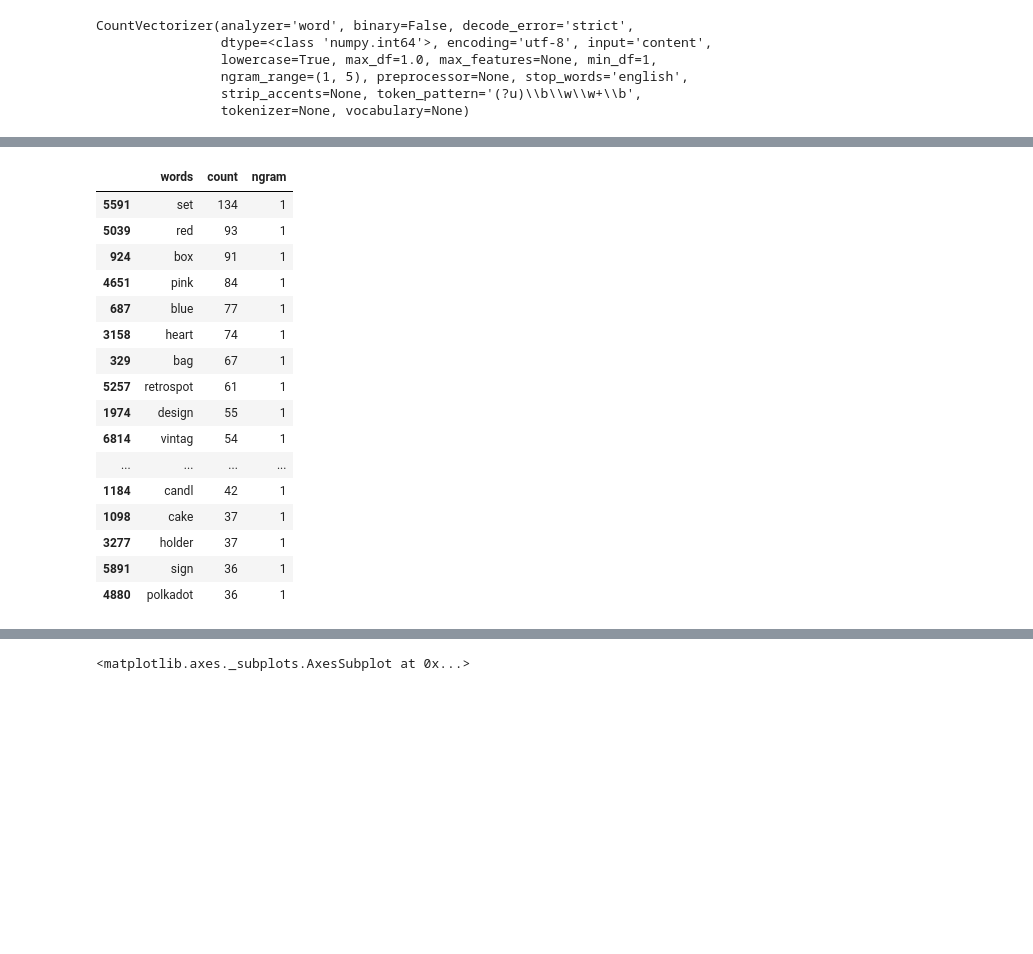
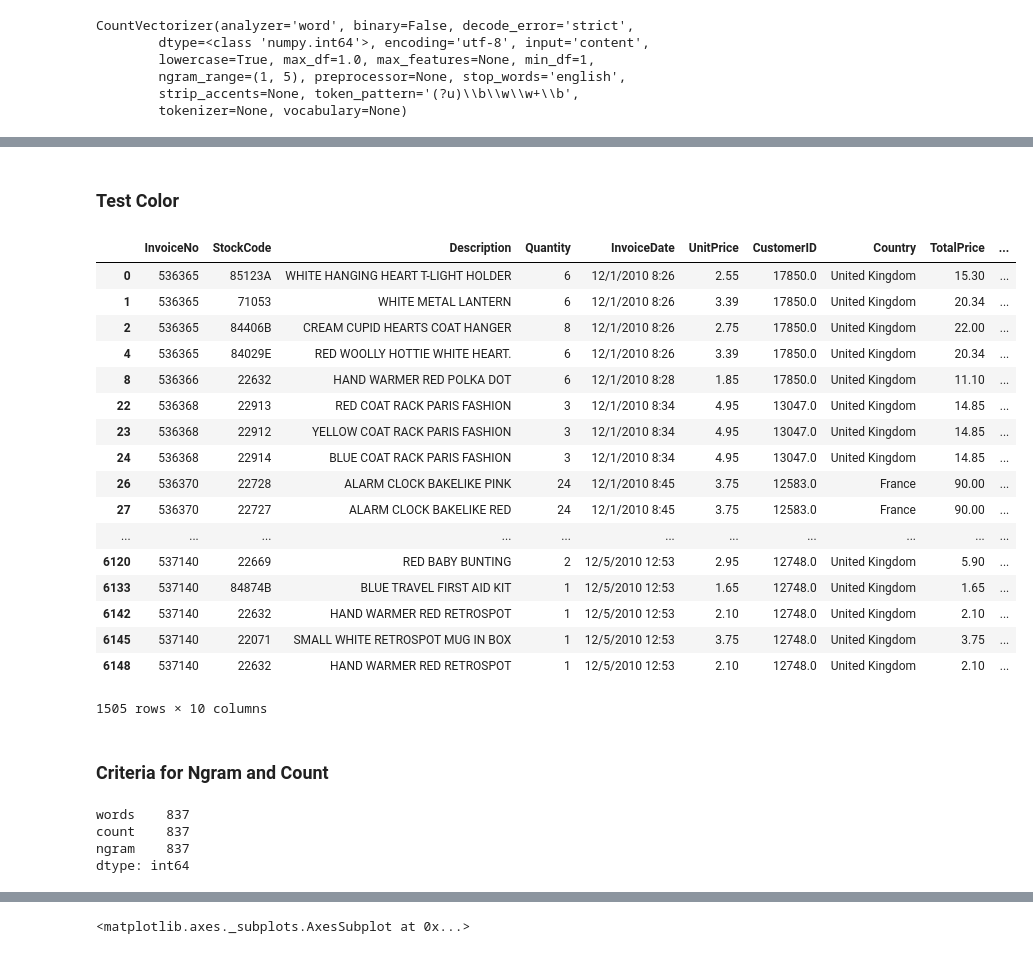
Before and after one commit to han-v2/kaggleecomdata, a Jupyter notebook: Eccom.ipynb, the cells around one changed output, grey strips where cells are left out. Saved outputs shown, nothing was run; the diff lists cells and outputs as text; code cells hidden in the pictures; blank space fills up the shorter version.

```diff
--- a/Eccom.ipynb
+++ b/Eccom.ipynb
@@ -137,21 +136,36 @@ df_words
+# %% [markdown]
+### Test Color
+# %%
+#df_words[df_words['count']>=10]
+colors = ['red','pink','blue','white','black','cream','green','yellow']
+colors_join = '|'.join(colors)
+df_sample[df_sample['Description'].str.lower().str.contains(colors_join)]
+# %% [output]
+|  | InvoiceNo | StockCode | Description | Quantity | InvoiceDate | UnitPrice | CustomerID | Country | TotalPrice | ... |
+| 0 | 536365 | 85123A | WHITE HANGING HEART T-LIGHT HOLDER | 6 | 12/1/2010 8:26 | 2.55 | 17850.0 | United Kingdom | 15.30 | ... |
+| 1 | 536365 | 71053 | WHITE METAL LANTERN | 6 | 12/1/2010 8:26 | 3.39 | 17850.0 | United Kingdom | 20.34 | ... |
+| 2 | 536365 | 84406B | CREAM CUPID HEARTS COAT HANGER | 8 | 12/1/2010 8:26 | 2.75 | 17850.0 | United Kingdom | 22.00 | ... |
+| 4 | 536365 | 84029E | RED WOOLLY HOTTIE WHITE HEART. | 6 | 12/1/2010 8:26 | 3.39 | 17850.0 | United Kingdom | 20.34 | ... |
+| 8 | 536366 | 22632 | HAND WARMER RED POLKA DOT | 6 | 12/1/2010 8:28 | 1.85 | 17850.0 | United Kingdom | 11.10 | ... |
+| 22 | 536368 | 22913 | RED COAT RACK PARIS FASHION | 3 | 12/1/2010 8:34 | 4.95 | 13047.0 | United Kingdom | 14.85 | ... |
+| 23 | 536368 | 22912 | YELLOW COAT RACK PARIS FASHION | 3 | 12/1/2010 8:34 | 4.95 | 13047.0 | United Kingdom | 14.85 | ... |
+| 24 | 536368 | 22914 | BLUE COAT RACK PARIS FASHION | 3 | 12/1/2010 8:34 | 4.95 | 13047.0 | United Kingdom | 14.85 | ... |
+| 26 | 536370 | 22728 | ALARM CLOCK BAKELIKE PINK | 24 | 12/1/2010 8:45 | 3.75 | 12583.0 | France | 90.00 | ... |
+| 27 | 536370 | 22727 | ALARM CLOCK BAKELIKE RED | 24 | 12/1/2010 8:45 | 3.75 | 12583.0 | France | 90.00 | ... |
+| ... | ... | ... | ... | ... | ... | ... | ... | ... | ... | ... |
+| 6120 | 537140 | 22669 | RED BABY BUNTING | 2 | 12/5/2010 12:53 | 2.95 | 12748.0 | United Kingdom | 5.90 | ... |
+| 6133 | 537140 | 84874B | BLUE TRAVEL FIRST AID KIT | 1 | 12/5/2010 12:53 | 1.65 | 12748.0 | United Kingdom | 1.65 | ... |
+| 6142 | 537140 | 22632 | HAND WARMER RED RETROSPOT | 1 | 12/5/2010 12:53 | 2.10 | 12748.0 | United Kingdom | 2.10 | ... |
+| 6145 | 537140 | 22071 | SMALL WHITE RETROSPOT MUG IN BOX | 1 | 12/5/2010 12:53 | 3.75 | 12748.0 | United Kingdom | 3.75 | ... |
+| 6148 | 537140 | 22632 | HAND WARMER RED RETROSPOT | 1 | 12/5/2010 12:53 | 2.10 | 12748.0 | United Kingdom | 2.10 | ... |
+1505 rows × 10 columns
+# %% [markdown]
+### Criteria for Ngram and Count
 # %%
-df_words[(df_words['ngram']==1) &(df_words['count']>1)].head(20)
+df_words[(df_words['ngram']>=2) &(df_words['count']>1)].count()
 # %% [output]
-|  | words | count | ngram |
-| 5591 | set | 134 | 1 |
-| 5039 | red | 93 | 1 |
-| 924 | box | 91 | 1 |
-| 4651 | pink | 84 | 1 |
-| 687 | blue | 77 | 1 |
-| 3158 | heart | 74 | 1 |
-| 329 | bag | 67 | 1 |
-| 5257 | retrospot | 61 | 1 |
-| 1974 | design | 55 | 1 |
-| 6814 | vintag | 54 | 1 |
-| ... | ... | ... | ... |
-| 1184 | candl | 42 | 1 |
-| 1098 | cake | 37 | 1 |
-| 3277 | holder | 37 | 1 |
-| 5891 | sign | 36 | 1 |
-| 4880 | polkadot | 36 | 1 |
+words    837
+count    837
+ngram    837
+dtype: int64
 # %%
```
Also changed, not shown: parts of 26 cells of this notebook.
